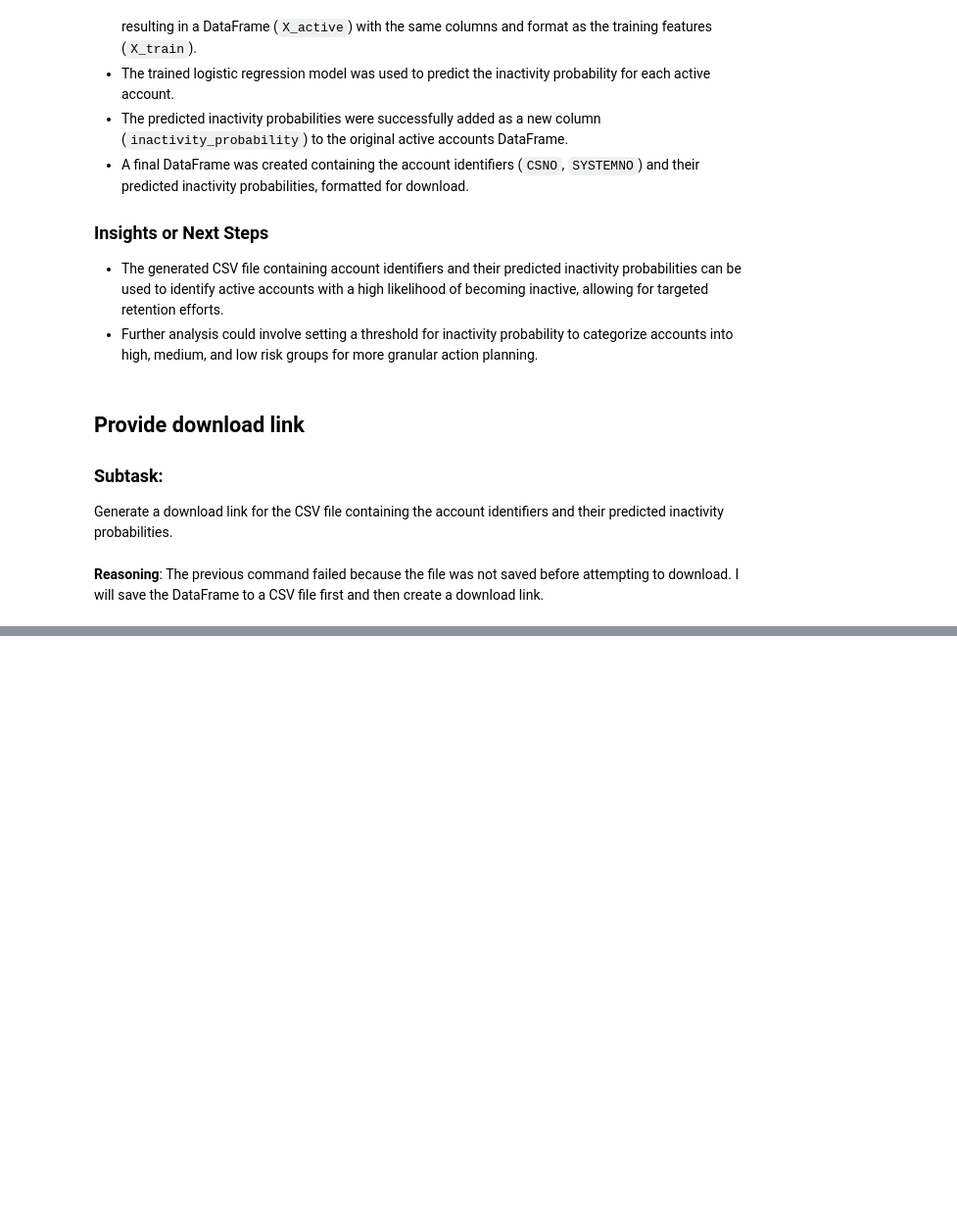
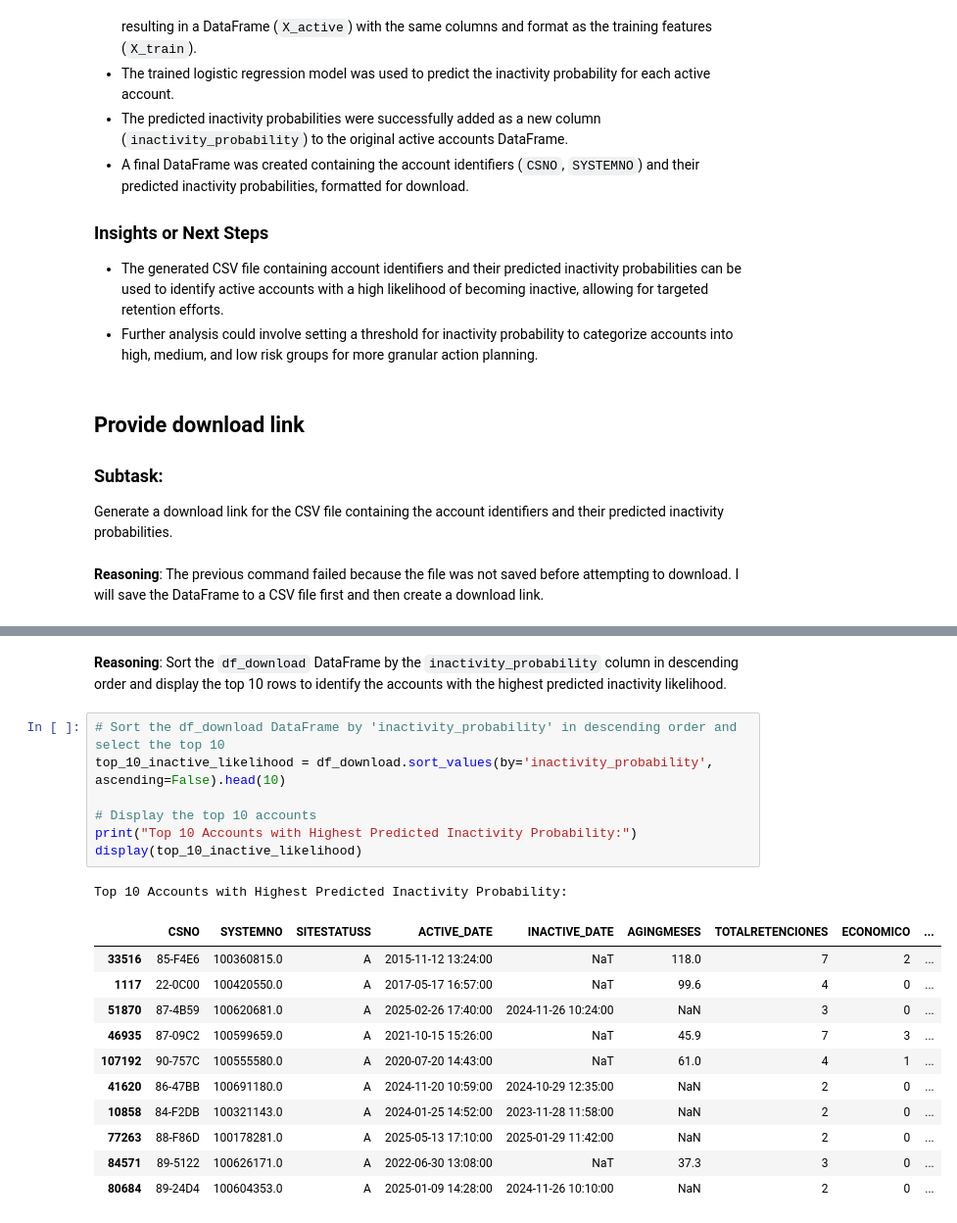
Before and after one commit to martinfernandezf/inactivityprediction, a Jupyter notebook: Predictive_Modeling.ipynb, the cells around one changed output, grey strips where cells are left out. Shown at 98% size. Cells and saved outputs as stored; diff of their text form; blank space fills up the shorter version.

```diff
--- a/Predictive_Modeling.ipynb
+++ b/Predictive_Modeling.ipynb
@@ -541,0 +547,23 @@ files.download(file_path)
+# %% [markdown]
+**Reasoning**:
+Sort the `df_download` DataFrame by the `inactivity_probability` column in descending order and display the top 10 rows to identify the accounts with the highest predicted inactivity likelihood.
+# %%
+# Sort the df_download DataFrame by 'inactivity_probability' in descending order and select the top 10
+top_10_inactive_likelihood = df_download.sort_values(by='inactivity_probability', ascending=False).head(10)
+
+# Display the top 10 accounts
+print("Top 10 Accounts with Highest Predicted Inactivity Probability:")
+display(top_10_inactive_likelihood)
+# %% [output]
+Top 10 Accounts with Highest Predicted Inactivity Probability:
+|  | CSNO | SYSTEMNO | SITESTATUSS | ACTIVE_DATE | INACTIVE_DATE | AGINGMESES | TOTALRETENCIONES | ECONOMICO | ... |
+| 33516 | 85-F4E6 | 100360815.0 | A | 2015-11-12 13:24:00 | NaT | 118.0 | 7 | 2 | ... |
+| 1117 | 22-0C00 | 100420550.0 | A | 2017-05-17 16:57:00 | NaT | 99.6 | 4 | 0 | ... |
+| 51870 | 87-4B59 | 100620681.0 | A | 2025-02-26 17:40:00 | 2024-11-26 10:24:00 | NaN | 3 | 0 | ... |
+| 46935 | 87-09C2 | 100599659.0 | A | 2021-10-15 15:26:00 | NaT | 45.9 | 7 | 3 | ... |
+| 107192 | 90-757C | 100555580.0 | A | 2020-07-20 14:43:00 | NaT | 61.0 | 4 | 1 | ... |
+| 41620 | 86-47BB | 100691180.0 | A | 2024-11-20 10:59:00 | 2024-10-29 12:35:00 | NaN | 2 | 0 | ... |
+| 10858 | 84-F2DB | 100321143.0 | A | 2024-01-25 14:52:00 | 2023-11-28 11:58:00 | NaN | 2 | 0 | ... |
+| 77263 | 88-F86D | 100178281.0 | A | 2025-05-13 17:10:00 | 2025-01-29 11:42:00 | NaN | 2 | 0 | ... |
+| 84571 | 89-5122 | 100626171.0 | A | 2022-06-30 13:08:00 | NaT | 37.3 | 3 | 0 | ... |
+| 80684 | 89-24D4 | 100604353.0 | A | 2025-01-09 14:28:00 | 2024-11-26 10:10:00 | NaN | 2 | 0 | ... |
```
Also changed, not shown: parts of 10 cells of this notebook.
